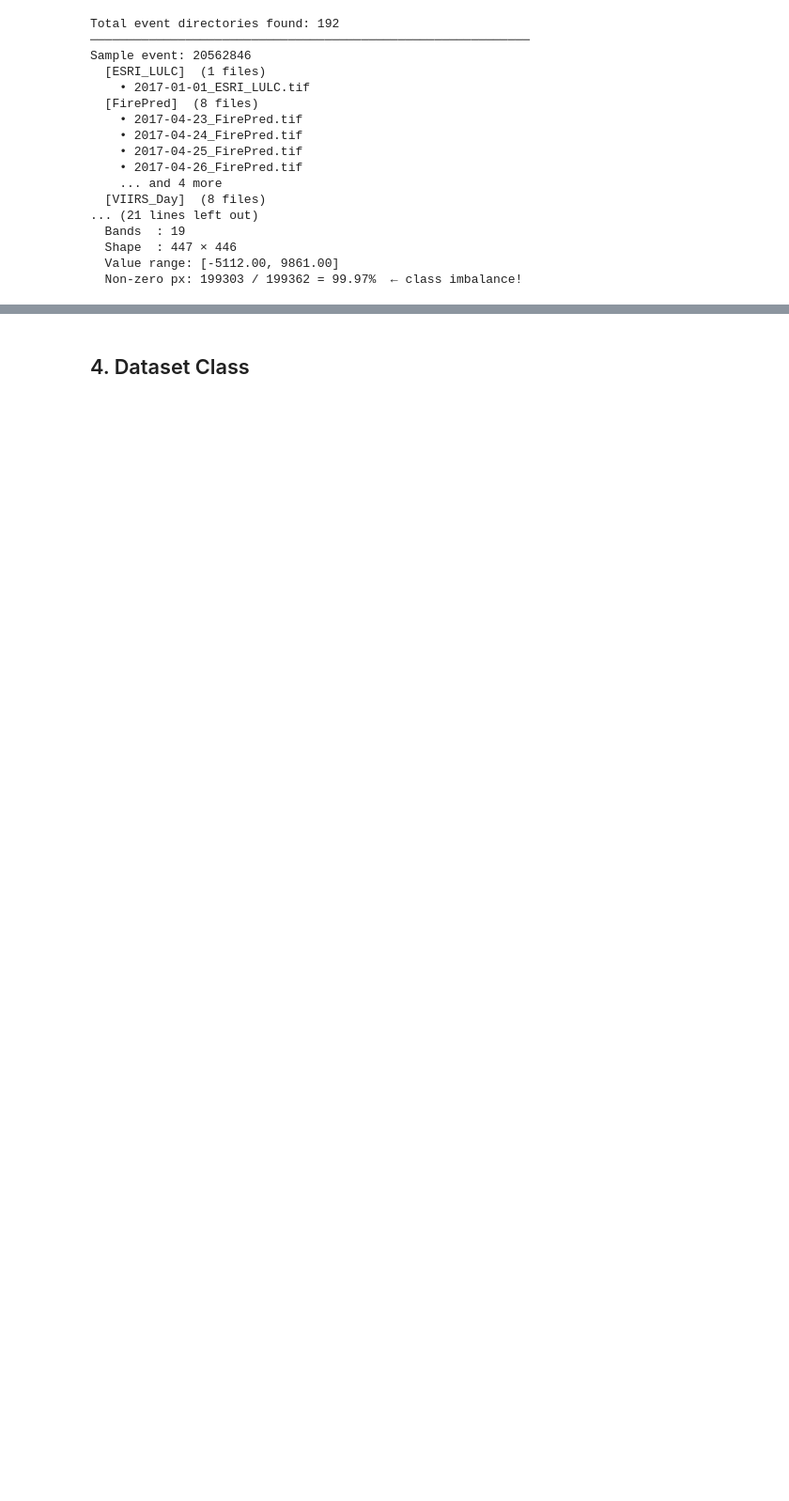
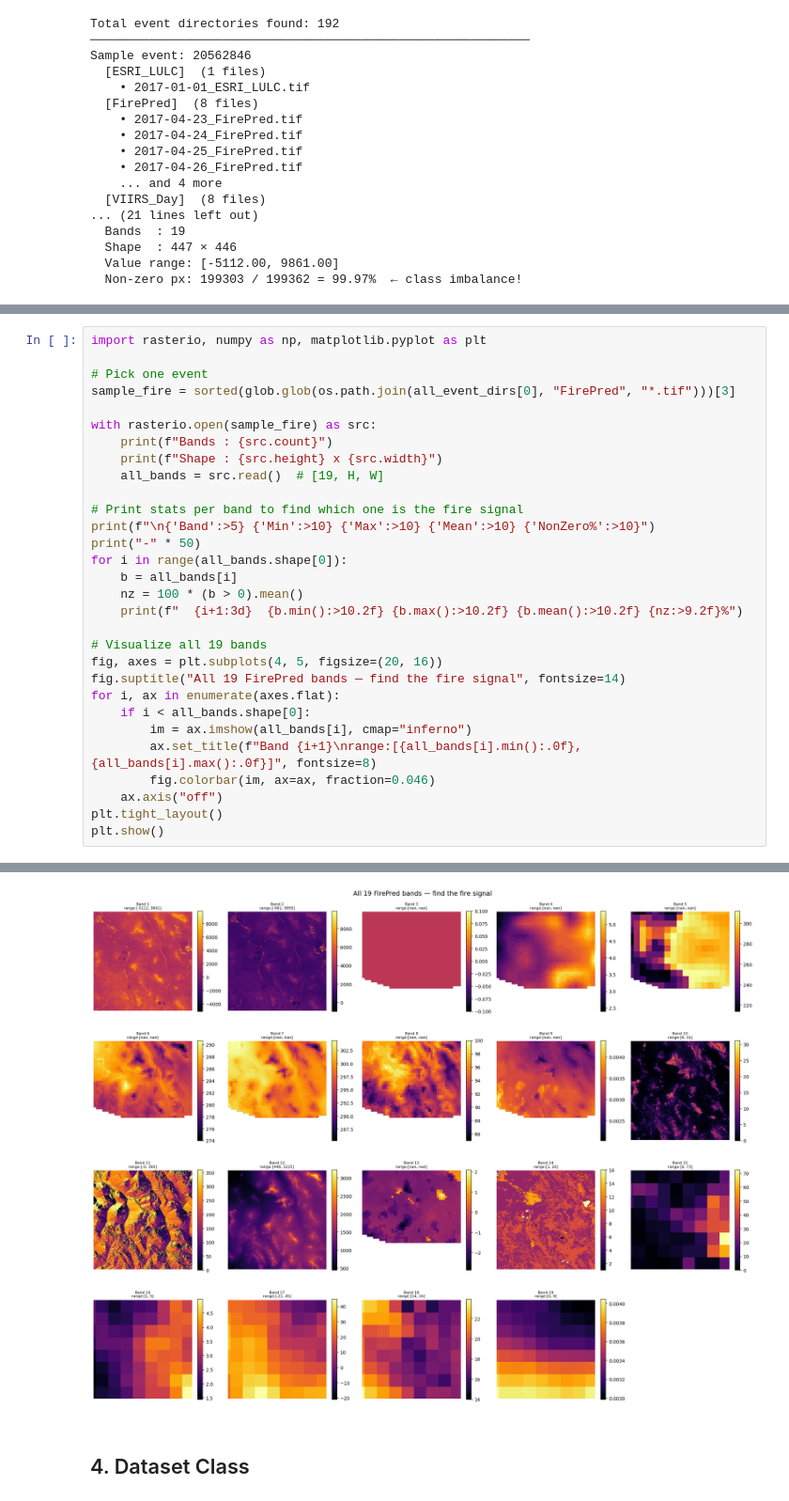
Before and after one commit to mavroul1s/DeepFire-Forecaster, a Jupyter notebook: deepfire-forecaster.ipynb, the cells around one changed output, grey strips where cells are left out. Shown at 94% size. Cells and saved outputs as stored; diff of their text form; blank space fills up the shorter version.

Commit message:
Kaggle Notebook | DeepFire-Forecaster | Version 4

```diff
--- a/deepfire-forecaster.ipynb
+++ b/deepfire-forecaster.ipynb
@@ -172,0 +403,31 @@ Sample event: 20562846
+# %%
+import rasterio, numpy as np, matplotlib.pyplot as plt
+
+# Pick one event
+sample_fire = sorted(glob.glob(os.path.join(all_event_dirs[0], "FirePred", "*.tif")))[3]
+
+with rasterio.open(sample_fire) as src:
+    print(f"Bands : {src.count}")
+    print(f"Shape : {src.height} x {src.width}")
+    all_bands = src.read()  # [19, H, W]
+
+# Print stats per band to find which one is the fire signal
+print(f"\n{'Band':>5} {'Min':>10} {'Max':>10} {'Mean':>10} {'NonZero%':>10}")
+print("-" * 50)
+for i in range(all_bands.shape[0]):
+    b = all_bands[i]
+    nz = 100 * (b > 0).mean()
+    print(f"  {i+1:3d}  {b.min():>10.2f} {b.max():>10.2f} {b.mean():>10.2f} {nz:>9.2f}%")
+
+# Visualize all 19 bands
+fig, axes = plt.subplots(4, 5, figsize=(20, 16))
+fig.suptitle("All 19 FirePred bands — find the fire signal", fontsize=14)
+for i, ax in enumerate(axes.flat):
+    if i < all_bands.shape[0]:
+        im = ax.imshow(all_bands[i], cmap="inferno")
+        ax.set_title(f"Band {i+1}\nrange:[{all_bands[i].min():.0f}, {all_bands[i].max():.0f}]", fontsize=8)
+        fig.colorbar(im, ax=ax, fraction=0.046)
+    ax.axis("off")
+plt.tight_layout()
+plt.show()
+# %% [output]
@@ -173,3 +451,4 @@ Sample event: 20562846
+[figure, added]
 # %% [markdown]
 ## 4. Dataset Class
 # %%
```
Also changed, not shown: parts of 6 cells of this notebook.
